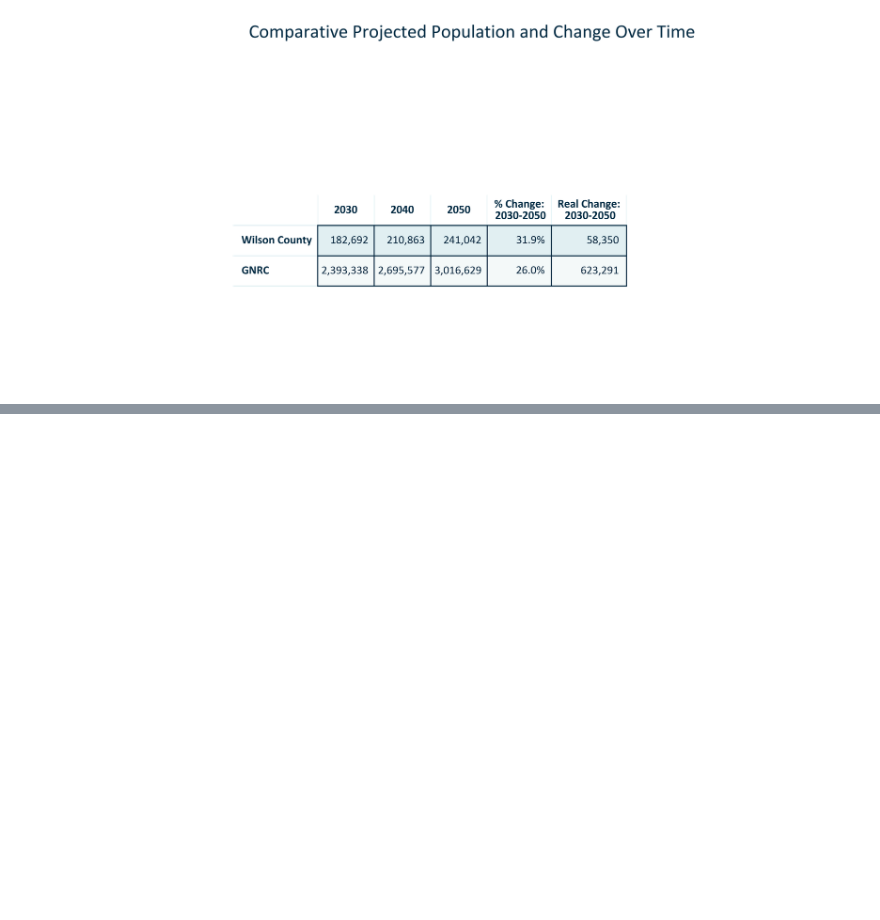
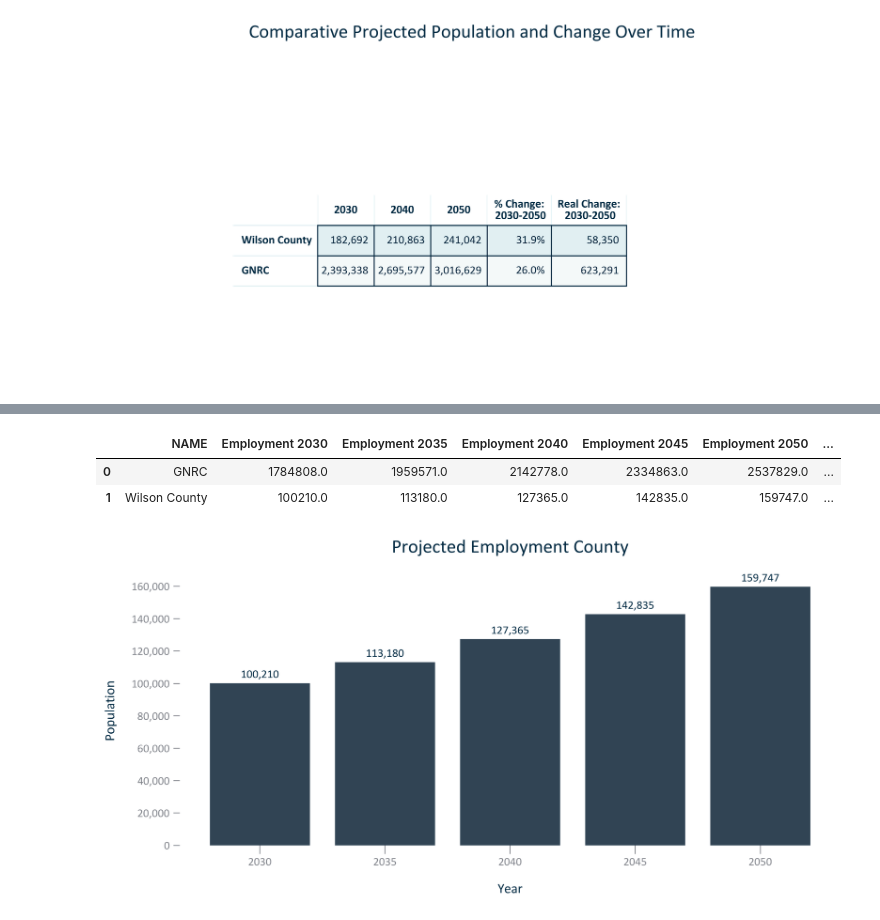
Before and after one commit to Greater-Nashville-Regional-Council/Comprehensive-Plan-Wilson-County, a Jupyter notebook: Technical Document Figure Generation/Woods and Poole.ipynb, the cells around one changed output, grey strips where cells are left out. Drawn from its saved outputs; the diff is of its cells as text; code cells hidden in the pictures; blank space fills up the shorter version.

Commit message:
wp employment updated

```diff
--- a/Technical Document Figure Generation/Woods and Poole.ipynb
+++ b/Technical Document Figure Generation/Woods and Poole.ipynb
@@ -335,0 +400,53 @@ plt.close();
+# %%
+employment_df = projectedemp[['NAME', 'Year', 'Employment']]
+employment_df = employment_df.loc[employment_df["Year"]!= 0.]
+change_df = projectedemp[['NAME', 'Time Frame', 'Employment % Change', 'Employment Change']]
+change_df = change_df.loc[change_df["Time Frame"]!= 'None']
+# Pivot employment data
+employment_pivot = employment_df.pivot(
+    index="NAME",
+    columns="Year",
+    values="Employment")
+employment_pivot.columns = [f"Employment {int(col)}" for col in employment_pivot.columns]
+# Pivot change data
+change_pivot = change_df.pivot(
+    index="NAME",
+    columns="Time Frame",
+    values="Employment % Change")
+change_pivot.columns = [f"Employment % Change {col}" for col in change_pivot.columns]
+# Merge the two pivot tables
+projectedempwide = pd.concat([employment_pivot, change_pivot], axis=1).reset_index()
+projectedempwide.head()
+# %% [output]
+|  | NAME | Employment 2030 | Employment 2035 | Employment 2040 | Employment 2045 | Employment 2050 | ... |
+| 0 | GNRC | 1784808.0 | 1959571.0 | 2142778.0 | 2334863.0 | 2537829.0 | ... |
+| 1 | Wilson County | 100210.0 | 113180.0 | 127365.0 | 142835.0 | 159747.0 | ... |
+# %%
+title = 'Projected Employment County' #Unincorporated
+df_temp = projectedemp.loc[(projectedemp['NAME'] == county)&(projectedemp['Time Frame'] == 'None')&
+                           (projectedemp['Employment'].notnull())]
+df_temp = df_temp[['NAME', 'Year','Employment']]
+xinput = 'Year'
+yinput = 'Employment'
+xlabel = xinput
+ylabel = 'Population'
+x = df_temp[xinput]
+y = df_temp[yinput]
+#initiate figure and set parameters
+fig, ax = plt.subplots()
+ax.bar(x, y, width = 4)
+ax.set(title = title, xlabel = xlabel, ylabel = ylabel) #set the title and axes labels
+ax.yaxis.set_major_formatter(ticker.StrMethodFormatter(numbernodecimalformat)) #y axis formatting
+labels = ['2030', '2035', '2040', '2045', '2050']
+plt.xticks(x, labels)
+#data labels
+singledatalabels(0, 5, "{:,.0f}", n = 1, start_idx = 0)
+#display and save
+fig.savefig('../Figures/EMP_bar_primarygeo_projectedemployment_overtime.svg', bbox_inches='tight')
+fig.savefig('../Figures/EMP_bar_primarygeo_projectedemployment_overtime.png', bbox_inches='tight')
+with open('../Figures/EMP_bar_primarygeo_projectedemployment_overtime.txt', 'w') as text_file:
+    text_file.write('Citation: Woods and Poole Population Projections')
+plt.show()
+plt.close();
+# %% [output]
+[figure, added]
```
Also changed, not shown: parts of 12 cells of this notebook, 1 other file.
